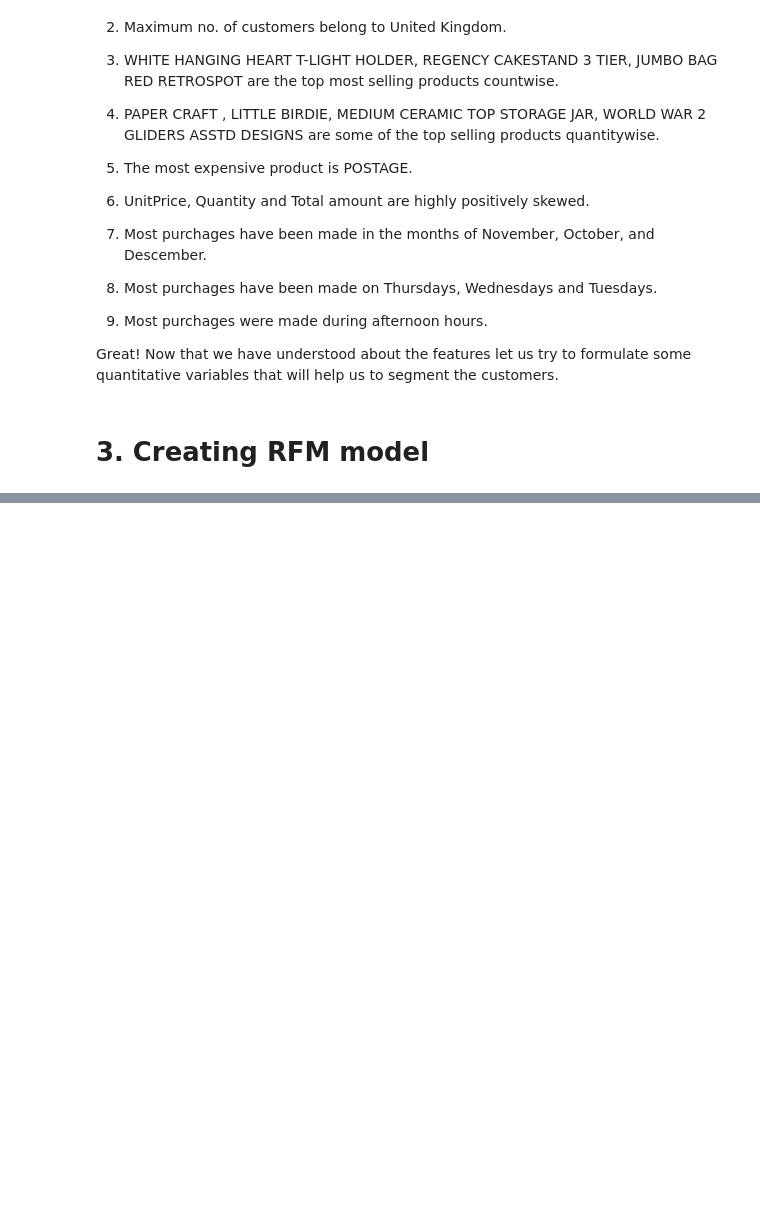
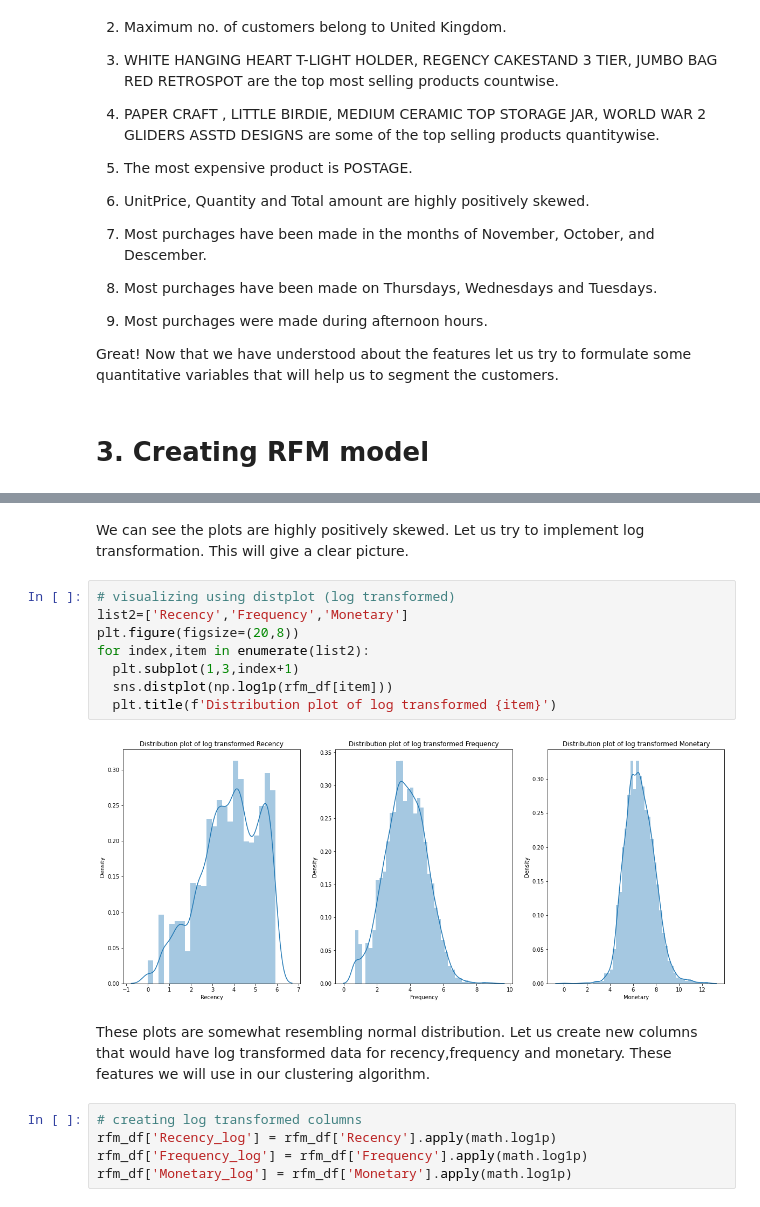
Before and after one commit to avilashsrivastava/Customer-Segmentation, a Jupyter notebook: Individual_Final_Notebook.ipynb, the cells around one changed output, grey strips where cells are left out. Drawn from its saved outputs; the diff is of its cells as text; blank space fills up the shorter version.

```diff
--- a/Individual_Final_Notebook.ipynb
+++ b/Individual_Final_Notebook.ipynb
@@ -808,0 +881,19 @@ Great! Now that we have understood about the features let us try to formulate so
+# %% [markdown]
+We can see the plots are highly positively skewed. Let us try to implement log transformation. This will give a clear picture.
+# %%
+# visualizing using distplot (log transformed)
+list2=['Recency','Frequency','Monetary']
+plt.figure(figsize=(20,8))
+for index,item in enumerate(list2):
+  plt.subplot(1,3,index+1)
+  sns.distplot(np.log1p(rfm_df[item]))
+  plt.title(f'Distribution plot of log transformed {item}')
+# %% [output]
+[figure, added]
+# %% [markdown]
+These plots are somewhat resembling normal distribution. Let us create new columns that would have log transformed data for recency,frequency and monetary. These features we will use in our clustering algorithm.
+# %%
+# creating log transformed columns
+rfm_df['Recency_log'] = rfm_df['Recency'].apply(math.log1p)
+rfm_df['Frequency_log'] = rfm_df['Frequency'].apply(math.log1p)
+rfm_df['Monetary_log'] = rfm_df['Monetary'].apply(math.log1p)
```
Also changed, not shown: parts of 11 cells of this notebook.
